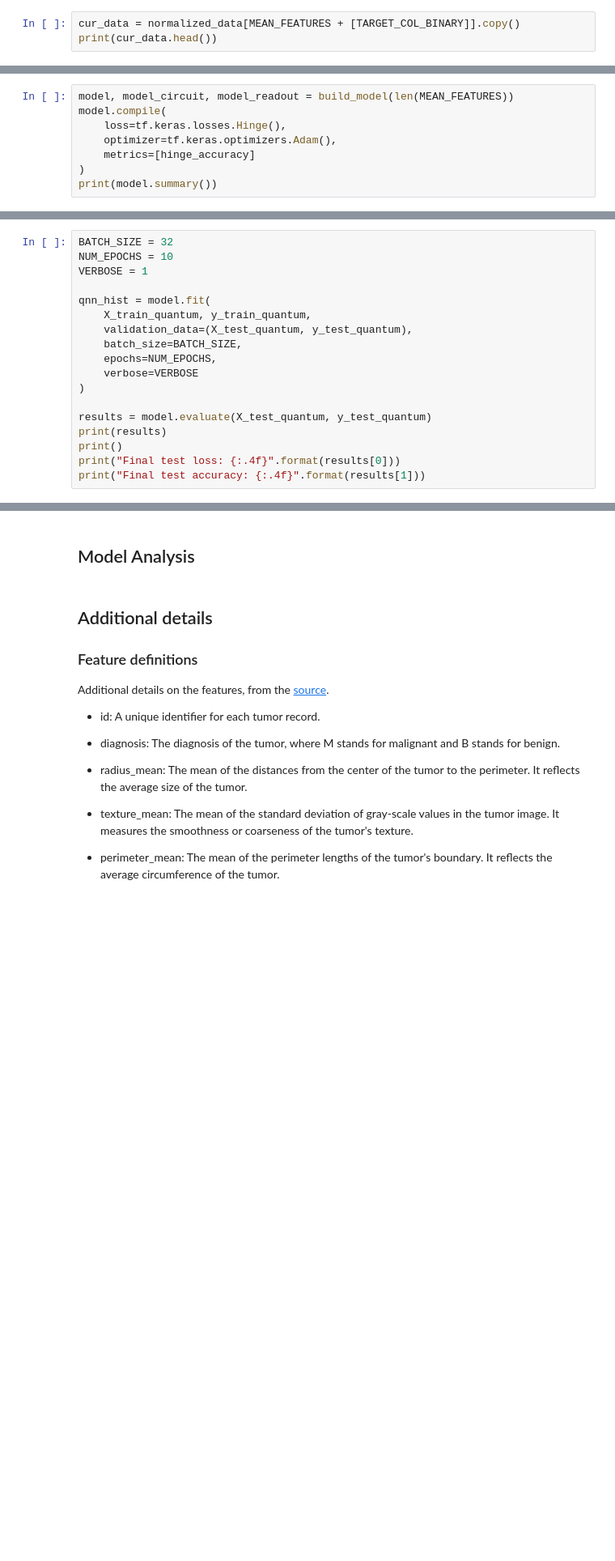
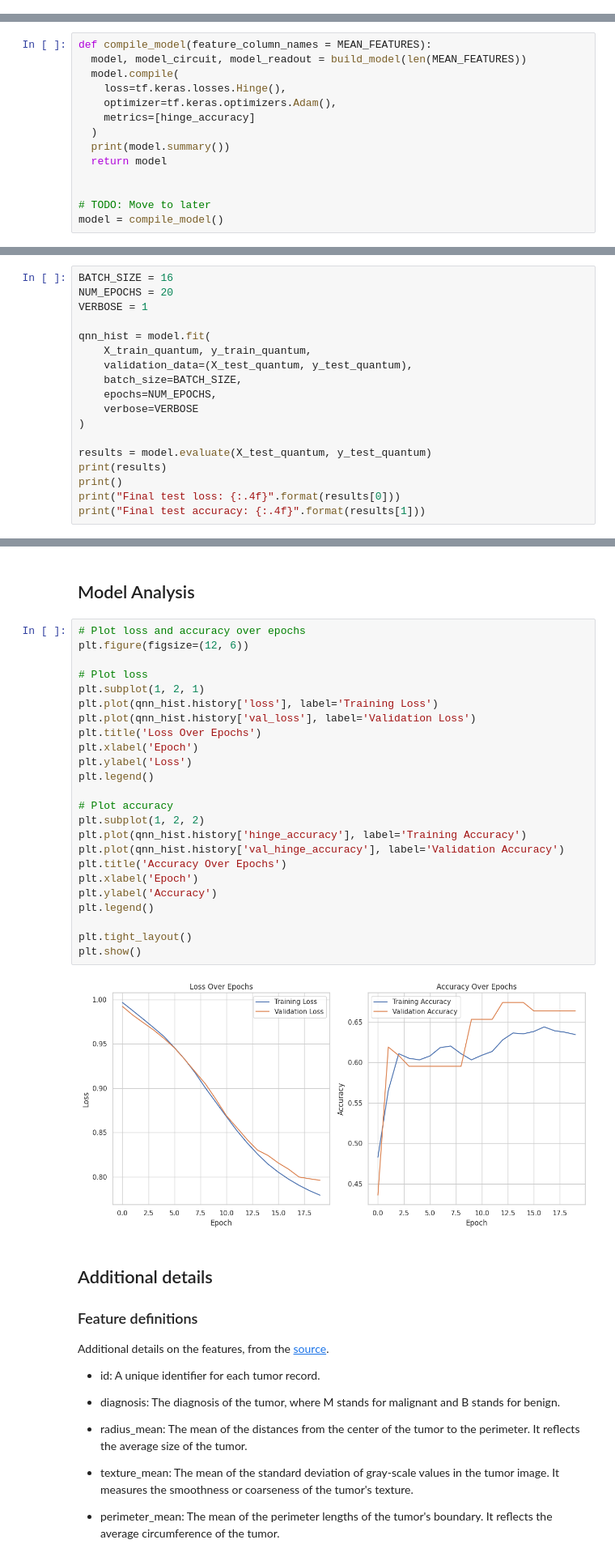
Before and after one commit to mpurkeypile-usd/AAI590-Final_Project, a Jupyter notebook: AAI590_Final_Project_MPurkeypile.ipynb, the cells around one changed output, grey strips where cells are left out. Shown at 81% size. Drawn from its saved outputs; the diff is of its cells as text; blank space fills up the shorter version.

Commit message:
Encapsulate things to make it easier to change the features and model. Also graph the model performance.

```diff
--- a/AAI590_Final_Project_MPurkeypile.ipynb
+++ b/AAI590_Final_Project_MPurkeypile.ipynb
@@ -349,4 +349 @@ Steps:
  6. Setup the QNN
-# %%
-cur_data = normalized_data[MEAN_FEATURES + [TARGET_COL_BINARY]].copy()
-print(cur_data.head())
@@ -562,11 +584,17 @@ def build_model(num_features):
   ])
   return model, model_circuit, model_readout
 # %%
-model, model_circuit, model_readout = build_model(len(MEAN_FEATURES))
-model.compile(
+def compile_model(feature_column_names = MEAN_FEATURES):
+  model, model_circuit, model_readout = build_model(len(MEAN_FEATURES))
+  model.compile(
     loss=tf.keras.losses.Hinge(),
     optimizer=tf.keras.optimizers.Adam(),
     metrics=[hinge_accuracy]
-)
-print(model.summary())
+  )
+  print(model.summary())
+  return model
+
+
+# TODO: Move to later
+model = compile_model()
 # %% [output]
@@ -585,8 +613,8 @@ None
 # %% [markdown]
 ## Model Training
 # %%
-BATCH_SIZE = 32
-NUM_EPOCHS = 10
+BATCH_SIZE = 16
+NUM_EPOCHS = 20
 VERBOSE = 1
 
 qnn_hist = model.fit(
@@ -624,6 +652,32 @@ Final test accuracy: 0.6653
 ## Model Optimization
 # %% [markdown]
 ## Model Analysis
+# %%
+# Plot loss and accuracy over epochs
+plt.figure(figsize=(12, 6))
+
+# Plot loss
+plt.subplot(1, 2, 1)
+plt.plot(qnn_hist.history['loss'], label='Training Loss')
+plt.plot(qnn_hist.history['val_loss'], label='Validation Loss')
+plt.title('Loss Over Epochs')
+plt.xlabel('Epoch')
+plt.ylabel('Loss')
+plt.legend()
+
+# Plot accuracy
+plt.subplot(1, 2, 2)
+plt.plot(qnn_hist.history['hinge_accuracy'], label='Training Accuracy')
+plt.plot(qnn_hist.history['val_hinge_accuracy'], label='Validation Accuracy')
+plt.title('Accuracy Over Epochs')
+plt.xlabel('Epoch')
+plt.ylabel('Accuracy')
+plt.legend()
+
+plt.tight_layout()
+plt.show()
+# %% [output]
+[figure, added]
 # %% [markdown]
 ## Additional details
 
```
Also changed, not shown: parts of 13 cells of this notebook.
